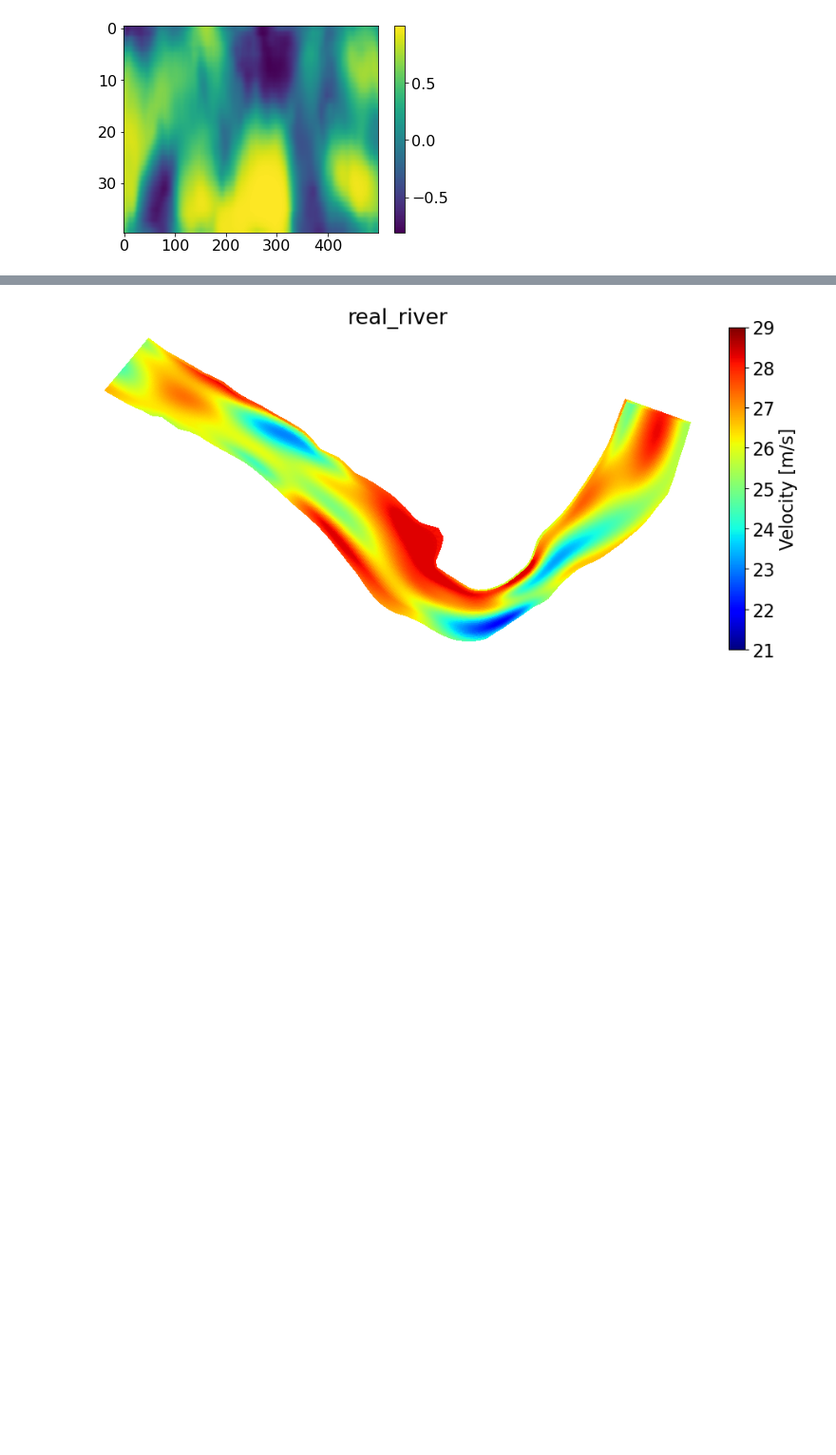
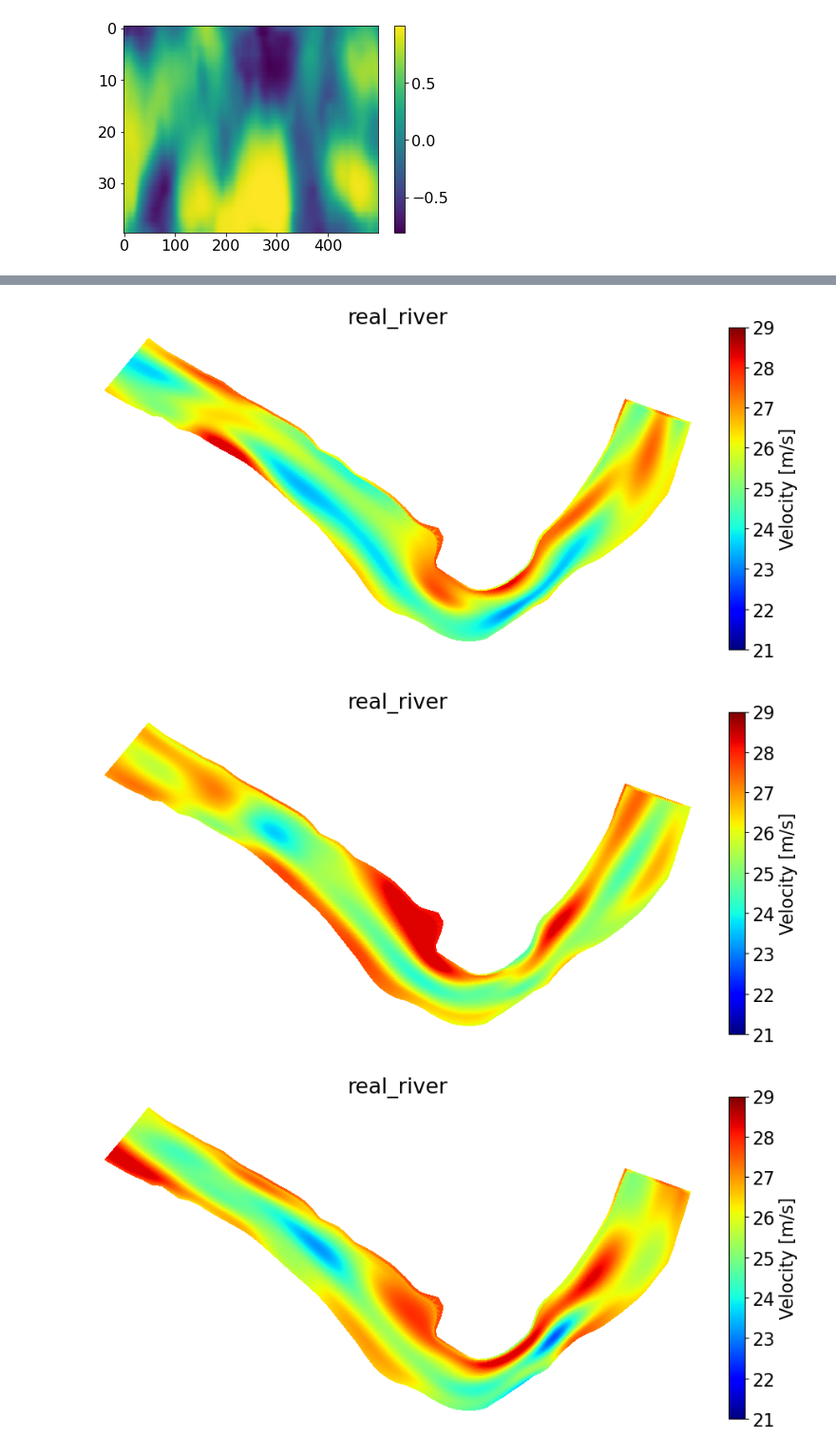
Before and after one commit to qyz96/BathyGAN, a Jupyter notebook: BathyGAN.ipynb, the cells around one changed output, grey strips where cells are left out. Shown at 95% size. Cells and saved outputs as stored; diff of their text form; code cells hidden in the pictures; blank space fills up the shorter version.

```diff
--- a/BathyGAN.ipynb
+++ b/BathyGAN.ipynb
@@ -347,6 +347,7 @@ plt.colorbar()
 im = generate_fake_samples(g_model, 50, 10)[0][0]
 im = ((im / 2) + 0.5) * (max_ - min_) + min_
 fake_river = np.reshape(Z.T, (4500, 41, 501, 1))[0, :, :, 0]
-fake_river[:40, :500] = im[0,:,:,0]
-dp.plt_im_tri(depth=fake_river.ravel(), fig_title = 'fake_river', fig_name = 'fake_river_3.png')
+for i in range(10):
+    fake_river[:40, :500] = im[i,:,:,0]
+    dp.plt_im_tri(depth=fake_river.ravel(), fig_title = 'fake_river', fig_name = 'fake_river_3.png')
 # %% [output]
@@ -354,8 +364,11 @@ dp.plt_im_tri(depth=fake_river.ravel(), fig_title = 'fake_river', fig_name = 'fa
 # %%
 im = generate_real_samples(data_zn, 10)[0][0]
 im = ((im / 2) + 0.5) * (max_ - min_) + min_
-fake_river = np.reshape(Z.T, (4500, 41, 501, 1))[0, :, :, 0]
-fake_river[:40, :500] = im[0,:,:,0]
-dp.plt_im_tri(depth=fake_river.ravel(), fig_title = 'real_river', fig_name = 'real_river_3.png')
+real_river = np.reshape(Z.T, (4500, 41, 501, 1))[0, :, :, 0]
+for i in range(10):
+    real_river[:40, :500] = im[i,:,:,0]
+    dp.plt_im_tri(depth=fake_river.ravel(), fig_title = 'real_river', fig_name = 'real_river_3.png')
 # %% [output]
-[figure, old version]
+[figure, new version]
+[figure, added]
+[figure, added]
```
Also changed, not shown: parts of 2 cells of this notebook.
